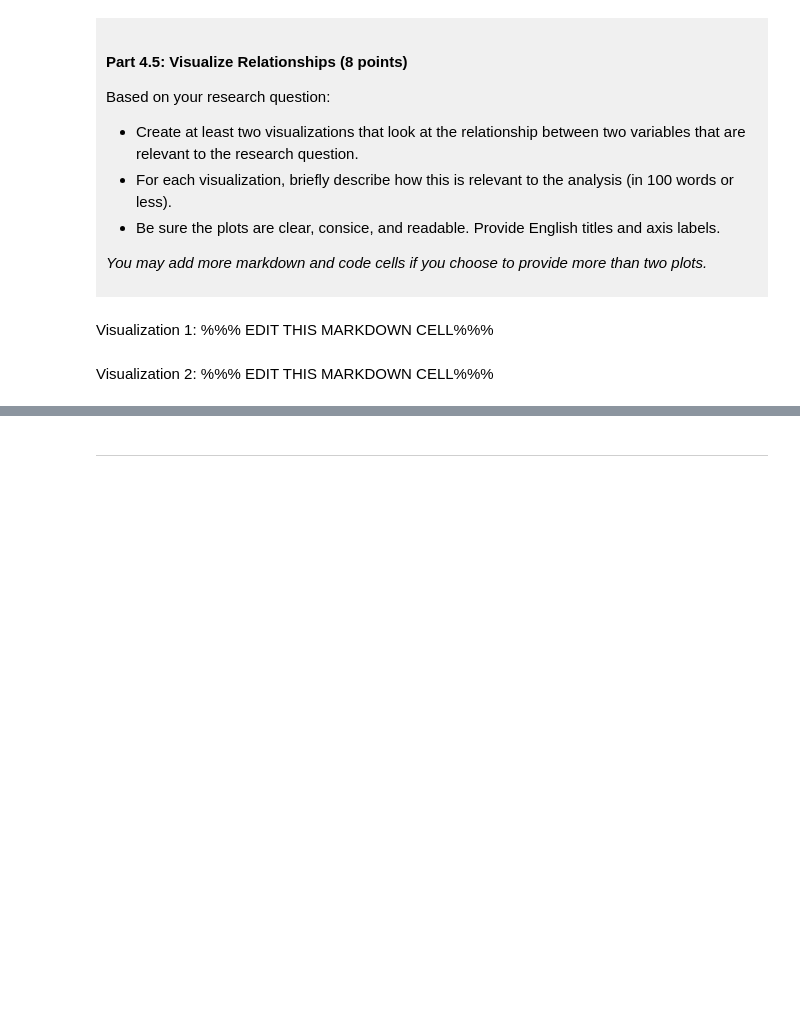
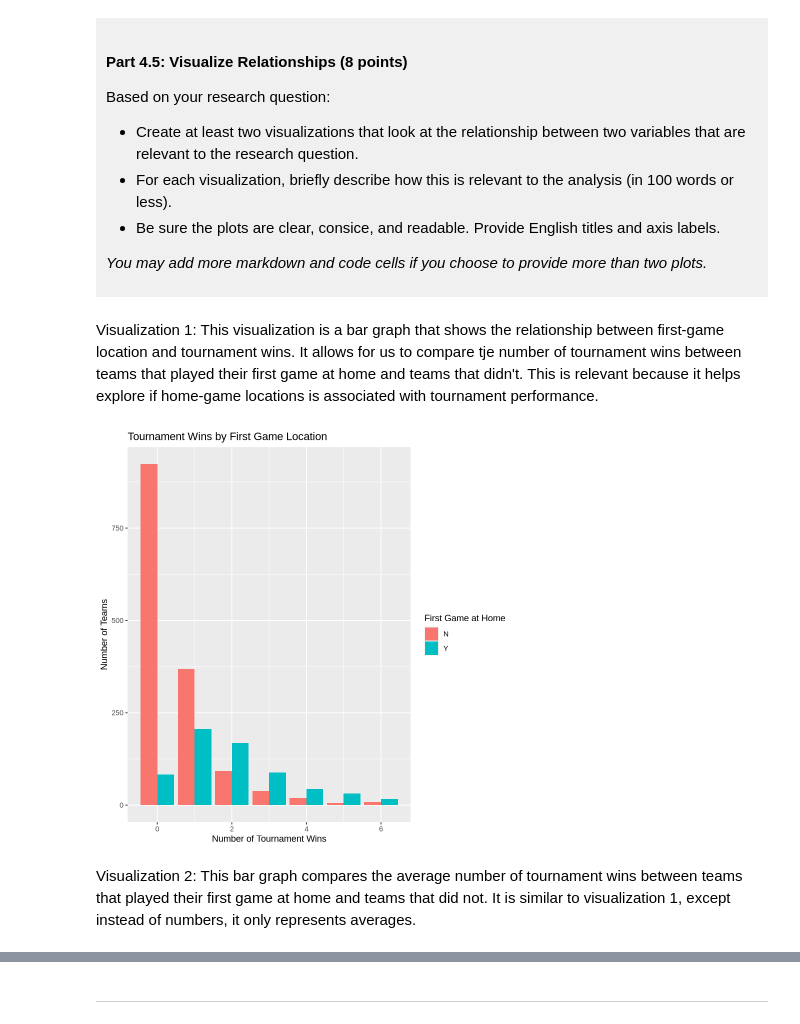
Before and after one commit to k4y1eigh/dsci-100-project-kayleigh-zhao, a Jupyter notebook: dsci-100-project-notebook.ipynb, the cells around one changed output, grey strips where cells are left out. Cells and saved outputs as stored; diff of their text form; code cells hidden in the pictures; blank space fills up the shorter version.

```diff
--- a/dsci-100-project-notebook.ipynb
+++ b/dsci-100-project-notebook.ipynb
@@ -299,9 +352,17 @@ Based on your research question:
 *You may add more markdown and code cells if you choose to provide more than two plots.*
 </div>
 # %% [markdown]
-Visualization 1: %%% EDIT THIS MARKDOWN CELL%%%
+Visualization 1: This visualization is a bar graph that shows the relationship between first-game location and tournament wins. It allows for us to compare tje number of tournament wins between teams that played their first game at home and teams that didn't. This is relevant because it helps explore if home-game locations is associated with tournament performance.
 # %%
-### EDIT THIS CODE CELL FOR VISUALIZATION 1###
+wins_location_plot <- ggplot(womens_march_madness_tidy,
+                                    aes(x = tourney_wins, fill = first_game_at_home)) +
+  geom_bar(position = "dodge") +
+  labs(title = "Tournament Wins by First Game Location",
+       x = "Number of Tournament Wins", y = "Number of Teams", fill = "First Game at Home")
+
+wins_location_plot
+# %% [output]
+[figure, added]
 # %% [markdown]
-Visualization 2: %%% EDIT THIS MARKDOWN CELL%%%
+Visualization 2: This bar graph compares the average number of tournament wins between teams that played their first game at home and teams that did not. It is similar to visualization 1, except instead of numbers, it only represents averages.
 # %%
```
Also changed, not shown: parts of 9 cells of this notebook.
